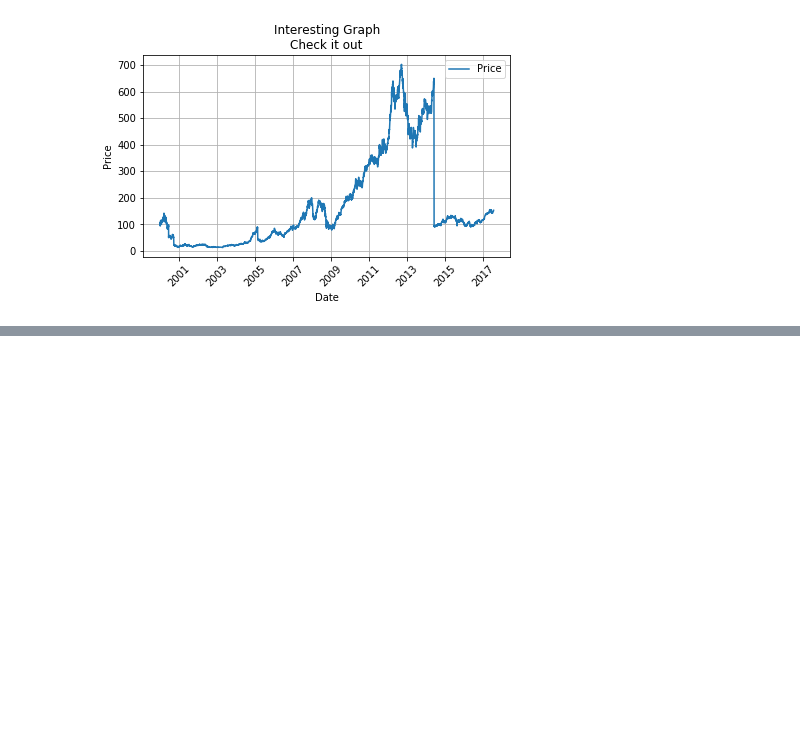
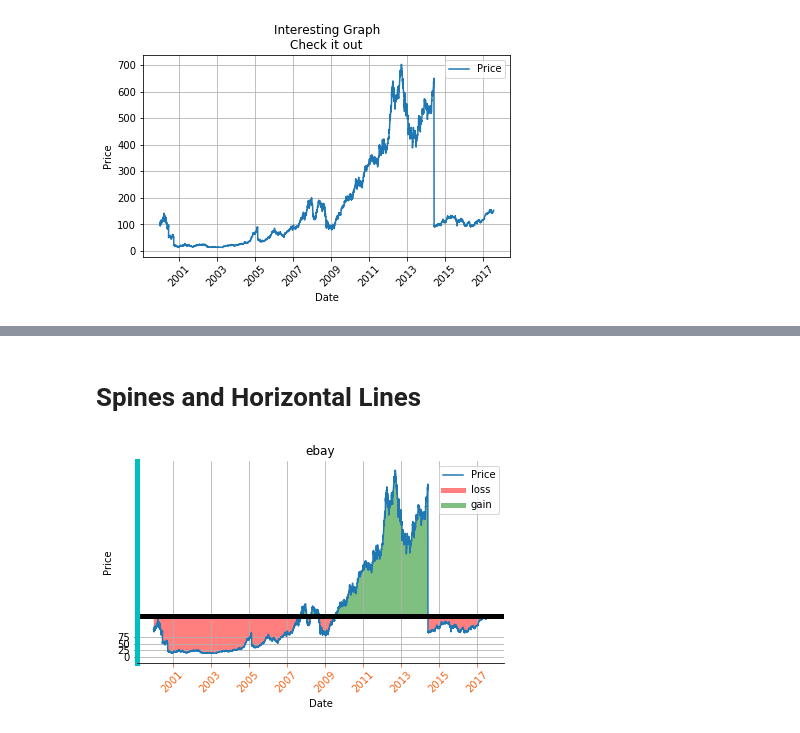
Before and after one commit to KnowledgeMavens/Science-Tech, a Jupyter notebook: Matplotlib 05-19-18/Matplotlib.ipynb, the cells around one changed output, grey strips where cells are left out. Saved outputs shown, nothing was run; the diff lists cells and outputs as text; code cells hidden in the pictures; blank space fills up the shorter version.

```diff
--- a/Matplotlib 05-19-18/Matplotlib.ipynb
+++ b/Matplotlib 05-19-18/Matplotlib.ipynb
@@ -300,0 +429,75 @@ graph_data('TSLA')
+# %% [markdown]
+# Spines and Horizontal Lines
+# %%
+import matplotlib.pyplot as plt
+import numpy as np
+import urllib
+import datetime as dt
+import matplotlib.dates as mdates
+
+def bytespdate2num(fmt, encoding='utf-8'):
+    strconverter = mdates.strpdate2num(fmt)
+    def bytesconverter(b):
+        s = b.decode(encoding)
+        return strconverter(s)
+    return bytesconverter
+
+
+def graph_data(stock):
+
+    fig = plt.figure()
+    ax1 = plt.subplot2grid((1,1), (0,0))
+
+    # Unfortunately, Yahoo's API is no longer available
+    # feel free to adapt the code to another source, or use this drop-in replacement.
+    stock_price_url = 'https://pythonprogramming.net/yahoo_finance_replacement'
+    source_code = urllib.request.urlopen(stock_price_url).read().decode()
+    stock_data = []
+    split_source = source_code.split('\n')
+    for line in split_source[1:]:
+        split_line = line.split(',')
+        if len(split_line) == 7:
+            if 'values' not in line and 'labels' not in line:
+                stock_data.append(line)
+
+
+    date, closep, highp, lowp, openp, adj_closep, volume = np.loadtxt(stock_data,
+                                                          delimiter=',',
+                                                          unpack=True,
+                                                          converters={0: bytespdate2num('%Y-%m-%d')})
+
+    ax1.plot_date(date, closep,'-', label='Price')
+    ax1.plot([],[],linewidth=5, label='loss', color='r',alpha=0.5)
+    ax1.plot([],[],linewidth=5, label='gain', color='g',alpha=0.5)
+    ax1.axhline(closep[0], color='k', linewidth=5)
+    ax1.fill_between(date, closep, closep[0],where=(closep > closep[0]), facecolor='g', alpha=0.5)
+    ax1.fill_between(date, closep, closep[0],where=(closep < closep[0]), facecolor='r', alpha=0.5)
+
+    for label in ax1.xaxis.get_ticklabels():
+        label.set_rotation(45)
+    ax1.grid(True)
+    #ax1.xaxis.label.set_color('c')
+    #ax1.yaxis.label.set_color('r')
+    ax1.set_yticks([0,25,50,75])
+
+    ax1.spines['left'].set_color('c')
+    ax1.spines['right'].set_visible(False)
+    ax1.spines['top'].set_visible(False)
+    ax1.spines['left'].set_linewidth(5)
+
+    ax1.tick_params(axis='x', colors='#f06215')
+
+
+
+
+    plt.xlabel('Date')
+    plt.ylabel('Price')
+    plt.title(stock)
+    plt.legend()
+    plt.subplots_adjust(left=0.09, bottom=0.20, right=0.94, top=0.90, wspace=0.2, hspace=0)
+    plt.show()
+
+
+graph_data('ebay')
+# %% [output]
+[figure, added]
```
Also changed, not shown: parts of 6 cells of this notebook.
